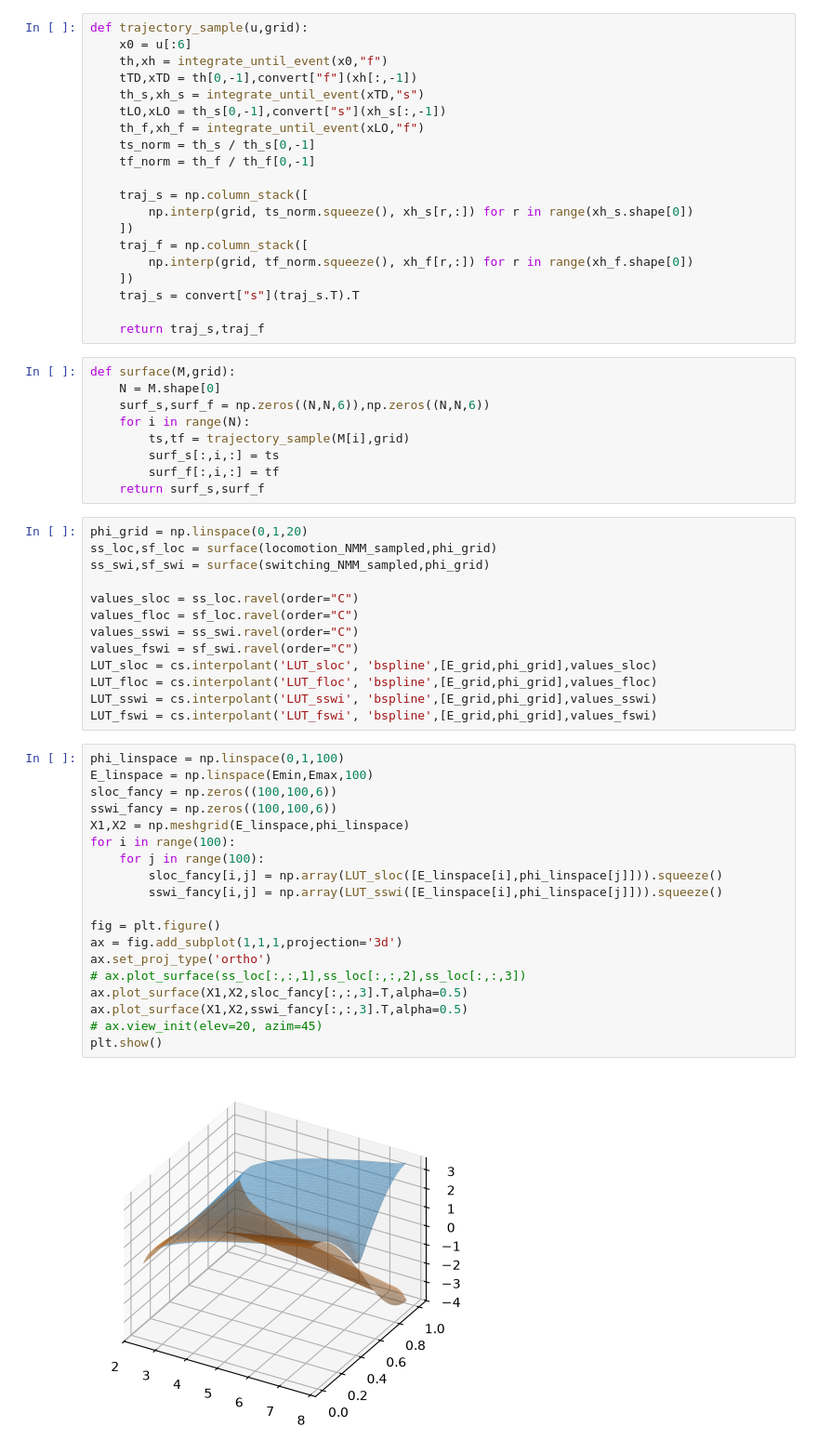
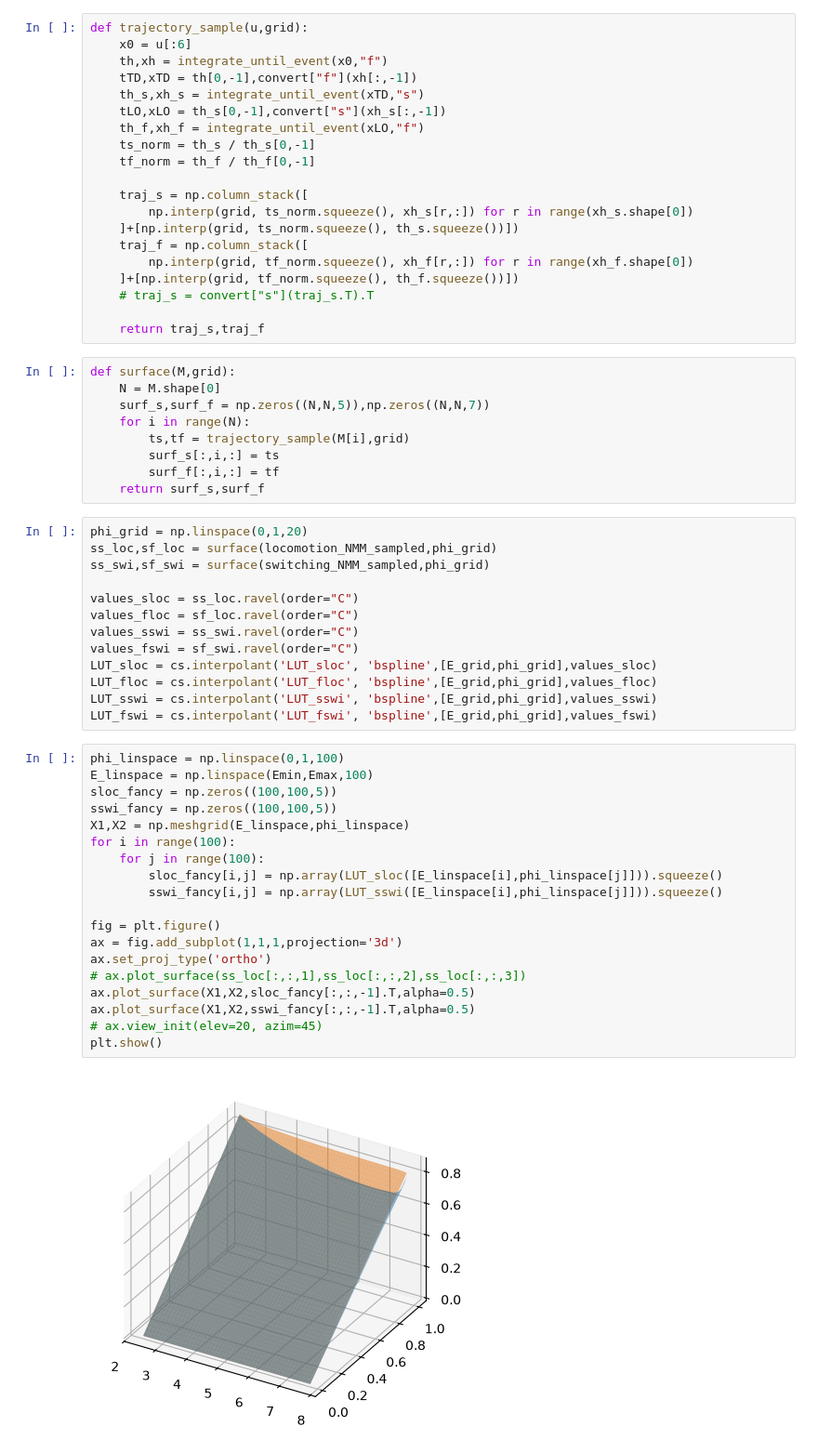
Before and after one commit to GLembrez/NMM-hopper, a Jupyter notebook: SQP/nonlinear_MPC.ipynb, the cells around one changed output. Shown at 93% size. Cells and saved outputs as stored; diff of their text form.

```diff
--- a/SQP/nonlinear_MPC.ipynb
+++ b/SQP/nonlinear_MPC.ipynb
@@ -149,17 +149,17 @@ def trajectory_sample(u,grid):
 
     traj_s = np.column_stack([
         np.interp(grid, ts_norm.squeeze(), xh_s[r,:]) for r in range(xh_s.shape[0])
-    ])
+    ]+[np.interp(grid, ts_norm.squeeze(), th_s.squeeze())])
     traj_f = np.column_stack([
         np.interp(grid, tf_norm.squeeze(), xh_f[r,:]) for r in range(xh_f.shape[0])
-    ])
-    traj_s = convert["s"](traj_s.T).T
+    ]+[np.interp(grid, tf_norm.squeeze(), th_f.squeeze())])
+    # traj_s = convert["s"](traj_s.T).T
 
     return traj_s,traj_f
 # %%
 def surface(M,grid):
     N = M.shape[0]
-    surf_s,surf_f = np.zeros((N,N,6)),np.zeros((N,N,6))
+    surf_s,surf_f = np.zeros((N,N,5)),np.zeros((N,N,7))
     for i in range(N):
         ts,tf = trajectory_sample(M[i],grid)
         surf_s[:,i,:] = ts
@@ -181,24 +181,24 @@ LUT_fswi = cs.interpolant('LUT_fswi', 'bspline',[E_grid,phi_grid],values_fswi)
 # %%
 phi_linspace = np.linspace(0,1,100)
 E_linspace = np.linspace(Emin,Emax,100)
-sloc_fancy = np.zeros((100,100,6))
-sswi_fancy = np.zeros((100,100,6))
+sloc_fancy = np.zeros((100,100,5))
+sswi_fancy = np.zeros((100,100,5))
 X1,X2 = np.meshgrid(E_linspace,phi_linspace)
 for i in range(100):
     for j in range(100):
         sloc_fancy[i,j] = np.array(LUT_sloc([E_linspace[i],phi_linspace[j]])).squeeze()
         sswi_fancy[i,j] = np.array(LUT_sswi([E_linspace[i],phi_linspace[j]])).squeeze()
 
 fig = plt.figure()
 ax = fig.add_subplot(1,1,1,projection='3d')
 ax.set_proj_type('ortho')
 # ax.plot_surface(ss_loc[:,:,1],ss_loc[:,:,2],ss_loc[:,:,3])
-ax.plot_surface(X1,X2,sloc_fancy[:,:,3].T,alpha=0.5)
-ax.plot_surface(X1,X2,sswi_fancy[:,:,3].T,alpha=0.5)
+ax.plot_surface(X1,X2,sloc_fancy[:,:,-1].T,alpha=0.5)
+ax.plot_surface(X1,X2,sswi_fancy[:,:,-1].T,alpha=0.5)
 # ax.view_init(elev=20, azim=45)
 plt.show()
 # %% [output]
-[figure, old version]
+[figure, new version]
 # %%
 class Solver:
 
```
Also changed, not shown: parts of 5 cells of this notebook.
